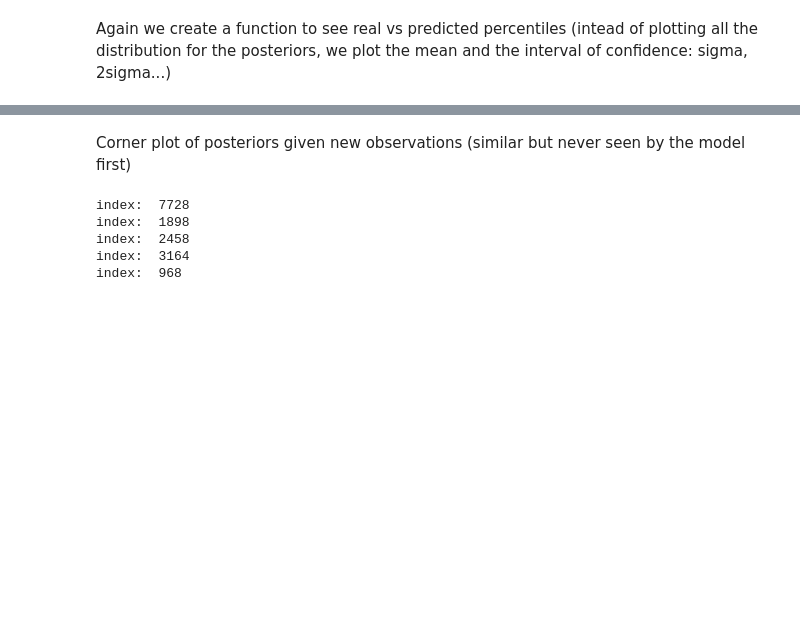
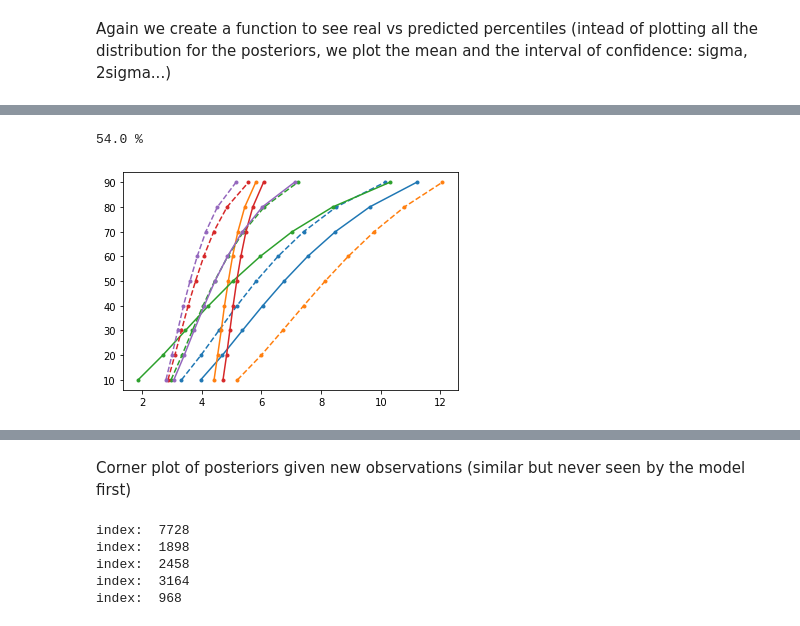
Before and after one commit to patriglesias/SBI_SFHs, a Jupyter notebook: SNPE/simple_posterior_estimation.ipynb, the cells around one changed output, grey strips where cells are left out. Cells and saved outputs as stored; diff of their text form; code cells hidden in the pictures; blank space fills up the shorter version.

```diff
--- a/SNPE/simple_posterior_estimation.ipynb
+++ b/SNPE/simple_posterior_estimation.ipynb
@@ -342,0 +360,35 @@ plot_percentile_distribution(None)
+# %%
+#let's see which percentage of the samples has all the predictions between sigma and between 2sigma
+
+n_evaluations=1000
+n_samples=1000
+index_list=np.arange(9000,10000)#np.random.randint(9000,10000,n_evaluations)
+
+stds=[]
+means=[]
+for k,j in tqdm(enumerate(index_list)):
+    Xobs=latents[index_sh[j],:]
+    posterior_samples= np.array(qphi.sample((n_samples,), x=torch.as_tensor(np.array([Xobs]).astype(np.float32)).to('cpu'), show_progress_bars=False).detach().to('cpu'))
+    stds.append(np.std(posterior_samples,axis=0))
+    means.append(np.mean(posterior_samples,axis=0))
+# %%
+#fraction of galaxies with at least 1 percentil with error outside the 1sigma interval
+
+stds=np.array(stds)
+means=np.array(means)
+
+indexes=[]
+for k,j in enumerate(index_list):
+    for i in range(9):
+        if stds[k,i]<(np.abs(means[k,i]-percentiles[index_sh[j],i])):
+            indexes.append(j)
+            break
+
+print(len(indexes)/n_evaluations * 100, '%')
+
+for k,j in enumerate(indexes[:5]):
+ plt.plot(percentiles[index_sh[j],:],np.arange(10,100,10),'.-',color='C'+str(k),label='Index '+str(index_sh[j]))
+ plt.plot(means[k,:],np.arange(10,100,10),'.--',color='C'+str(k))
+# %% [output]
+54.0 %
+[figure, added]
```
Also changed, not shown: parts of 19 cells of this notebook, 14 other files.
